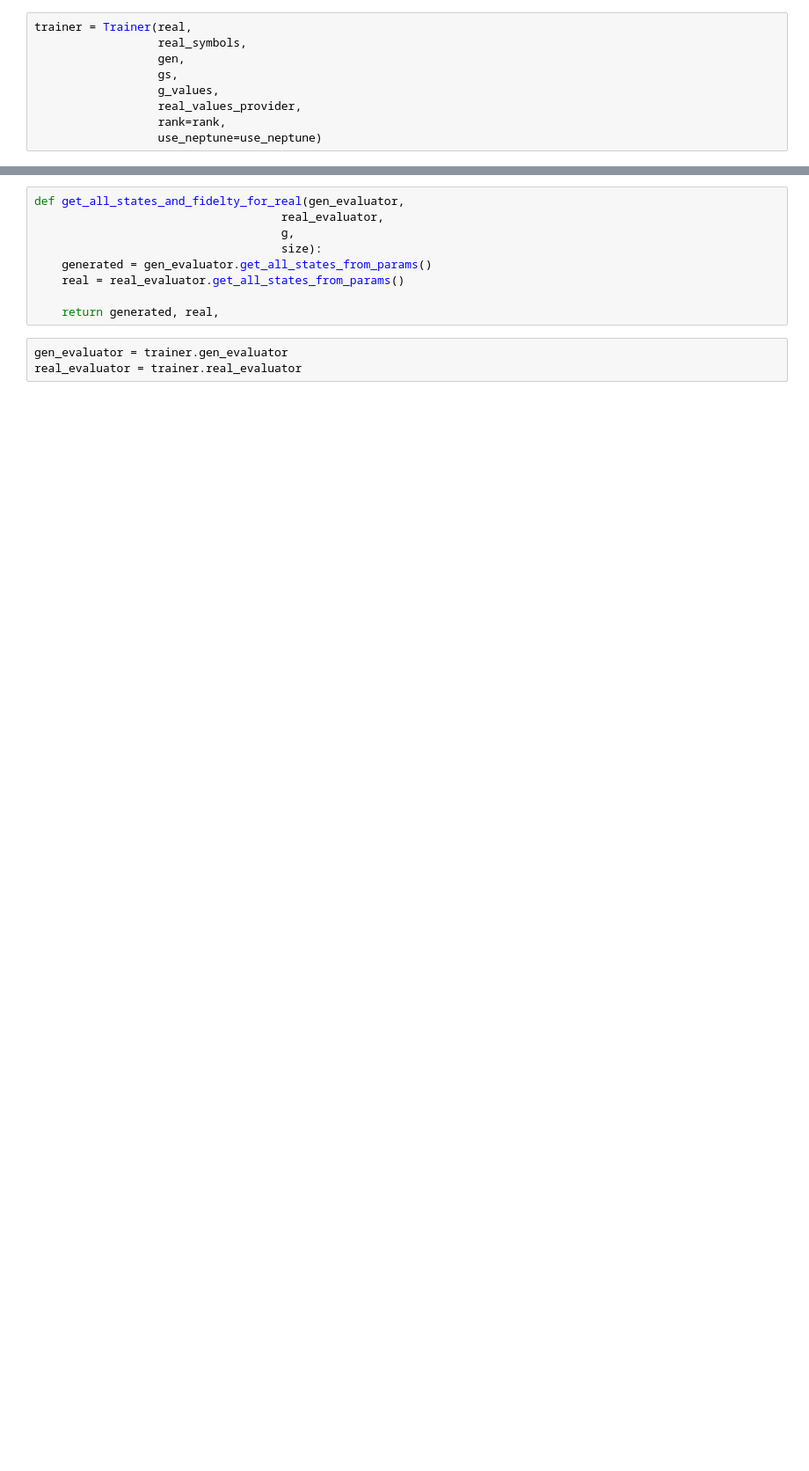
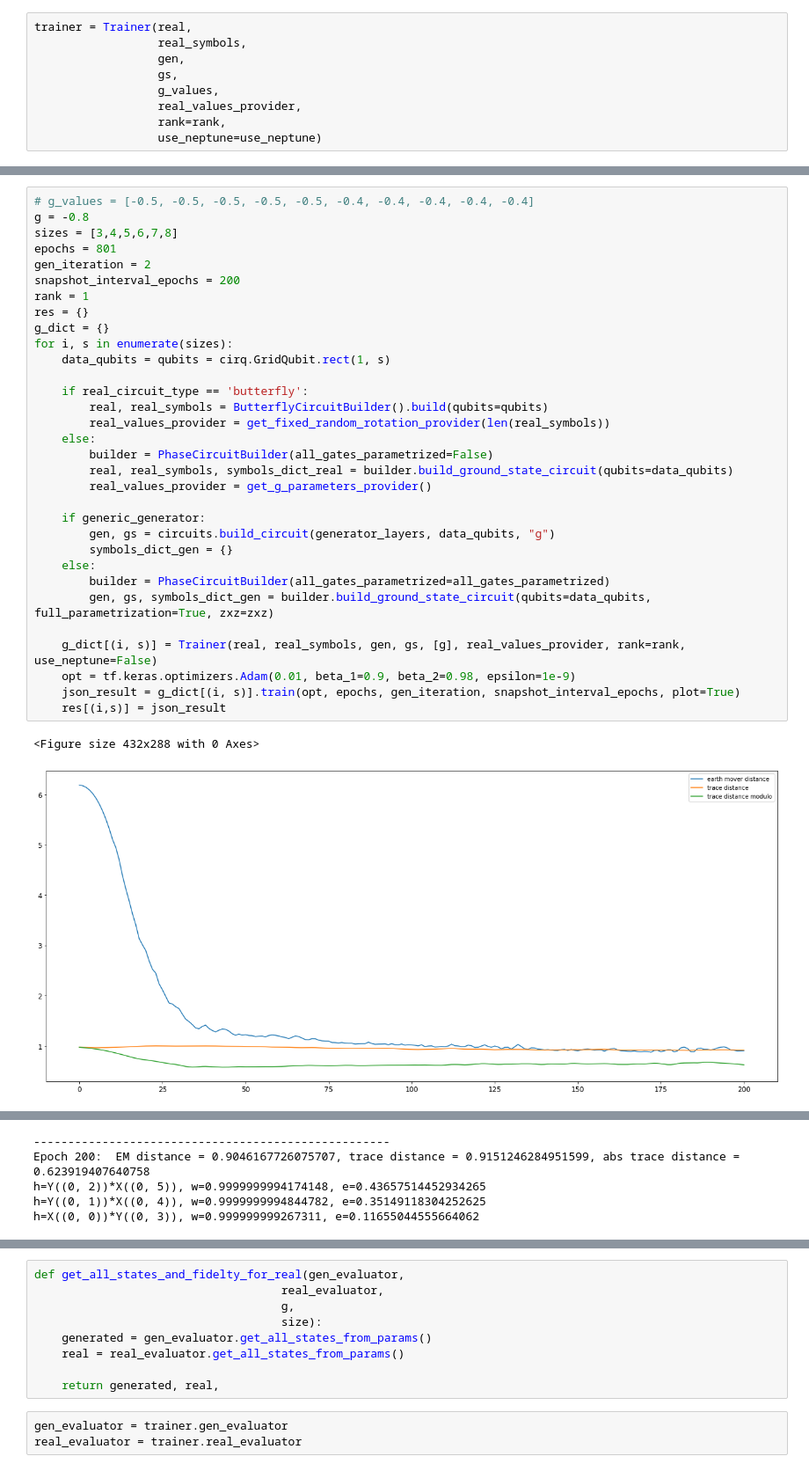
Before and after one commit to WiktorJ/quantum-gans, a Jupyter notebook: QuWGAN.ipynb, the cells around one changed output, grey strips where cells are left out. Shown at 88% size. Drawn from its saved outputs; the diff is of its cells as text; blank space fills up the shorter version.

```diff
--- a/QuWGAN.ipynb
+++ b/QuWGAN.ipynb
@@ -136,2 +147,37 @@ h=X((0, 0))*X((0, 1)), w=0.9999999985385988, e=0.7410668134689331
 -------------------------------------
 ----------- TRAINING DONE -----------
+# %%
+# g_values = [-0.5, -0.5, -0.5, -0.5, -0.5, -0.4, -0.4, -0.4, -0.4, -0.4]
+g = -0.8
+sizes = [3,4,5,6,7,8]
+epochs = 801
+gen_iteration = 2
+snapshot_interval_epochs = 200
+rank = 1
+res = {}
+g_dict = {}
+for i, s in enumerate(sizes):
+    data_qubits = qubits = cirq.GridQubit.rect(1, s)
+
+    if real_circuit_type == 'butterfly':
+        real, real_symbols = ButterflyCircuitBuilder().build(qubits=qubits)
+        real_values_provider = get_fixed_random_rotation_provider(len(real_symbols))
+    else:
+        builder = PhaseCircuitBuilder(all_gates_parametrized=False)
+        real, real_symbols, symbols_dict_real = builder.build_ground_state_circuit(qubits=data_qubits)
+        real_values_provider = get_g_parameters_provider()
+
+    if generic_generator:
+        gen, gs = circuits.build_circuit(generator_layers, data_qubits, "g")
+        symbols_dict_gen = {}
+    else:
+        builder = PhaseCircuitBuilder(all_gates_parametrized=all_gates_parametrized)
+        gen, gs, symbols_dict_gen = builder.build_ground_state_circuit(qubits=data_qubits, full_parametrization=True, zxz=zxz)
+
+    g_dict[(i, s)] = Trainer(real, real_symbols, gen, gs, [g], real_values_provider, rank=rank, use_neptune=False)
+    opt = tf.keras.optimizers.Adam(0.01, beta_1=0.9, beta_2=0.98, epsilon=1e-9)
+    json_result = g_dict[(i, s)].train(opt, epochs, gen_iteration, snapshot_interval_epochs, plot=True)
+    res[(i,s)] = json_result
+# %% [output]
+<Figure size 432x288 with 0 Axes>
+[figure, added]
@@ -137,0 +186,5 @@ h=X((0, 0))*X((0, 1)), w=0.9999999985385988, e=0.7410668134689331
+----------------------------------------------------
+Epoch 200:  EM distance = 0.9046167726075707, trace distance = 0.9151246284951599, abs trace distance = 0.623919407640758
+h=Y((0, 2))*X((0, 5)), w=0.9999999994174148, e=0.43657514452934265
+h=Y((0, 1))*X((0, 4)), w=0.9999999994844782, e=0.35149118304252625
+h=X((0, 0))*Y((0, 3)), w=0.999999999267311, e=0.11655044555664062
```
Also changed, not shown: parts of 43 cells of this notebook, 9 other files.
